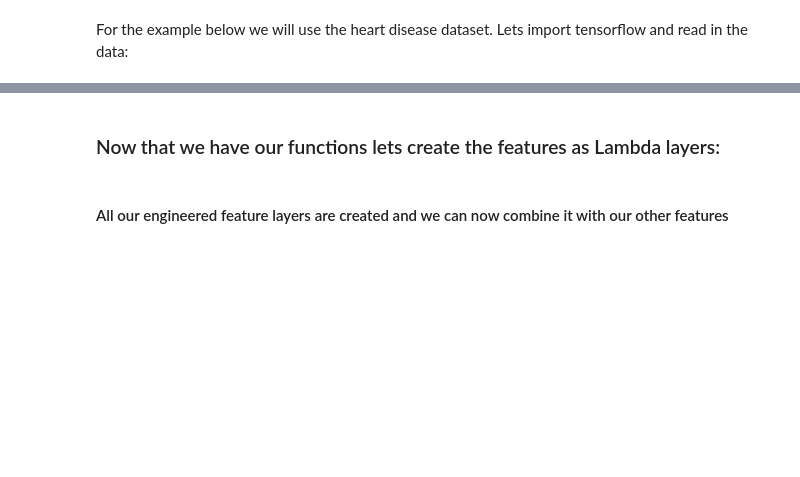
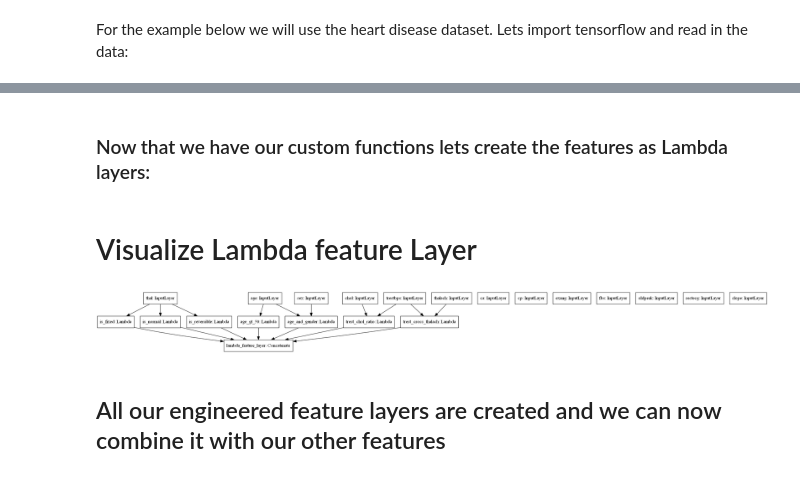
Before and after one commit to fernandonieuwveldt/keras-examples, a Jupyter notebook: lambda_layer_engineering/lambda_layer_engineering.ipynb, the cells around one changed output, grey strips where cells are left out. Cells and saved outputs as stored; diff of their text form; code cells hidden in the pictures; blank space fills up the shorter version.

```diff
--- a/lambda_layer_engineering/lambda_layer_engineering.ipynb
+++ b/lambda_layer_engineering/lambda_layer_engineering.ipynb
@@ -100,28 +117,29 @@ def is_normal(x):
   """encode categoric feature if value is equal to fixed"""
   return tf.cast(x == 'normal', dtype = tf.float32)
 # %% [markdown]
-### Now that we have our functions lets create the features as Lambda layers:
+### Now that we have our custom functions lets create the features as Lambda layers:
 # %%
 # The features based on thal is similar to one-hot encoding.
 # Here we only illustrate using lambda layers
 
-is_fixed = tf.keras.layers.Lambda(is_fixed)(
+is_fixed = tf.keras.layers.Lambda(is_fixed, name='is_fixed')(
    feature_layer_inputs['thal']
 )
 
-is_normal = tf.keras.layers.Lambda(is_normal)(
+is_normal = tf.keras.layers.Lambda(is_normal, name='is_normal')(
    feature_layer_inputs['thal']
 )
 
-is_reversible = tf.keras.layers.Lambda(is_reversible)(
+is_reversible = tf.keras.layers.Lambda(is_reversible, name='is_reversible')(
    feature_layer_inputs['thal']
 )
 
-age_and_gender = tf.keras.layers.Lambda(age_and_gender)(
+age_and_gender = tf.keras.layers.Lambda(age_and_gender, name='age_and_gender')(
     (feature_layer_inputs['age'], feature_layer_inputs['sex'])
 )
 
-age = tf.keras.layers.Lambda(lambda x: tf.cast(x > 50, dtype = tf.float32))(
+# example using python lambda function
+age = tf.keras.layers.Lambda(lambda x: tf.cast(x > 60, dtype = tf.float32), name='age_gt_50')(
     feature_layer_inputs['age']
 )
 
@@ -129,9 +147,22 @@ trest_chol_ratio = tf.keras.layers.Lambda(ratio, name='trest_chol_ratio')(
    (feature_layer_inputs['trestbps'], feature_layer_inputs['chol'])
 )
 
-trest_cross_thalach = tf.keras.layers.Lambda(cross_feature)(
+trest_cross_thalach = tf.keras.layers.Lambda(cross_feature, name='trest_cross_thalach')(
    (feature_layer_inputs['trestbps'], feature_layer_inputs['thalach'])
 )
+
+# concat all newly created features into one layer
+feature_list = [is_fixed, is_normal, is_reversible, age,
+                age_and_gender, trest_chol_ratio, trest_cross_thalach]
+
+lambda_feature_layer = tf.keras.layers.concatenate(feature_list, name='lambda_feature_layer')
+# %% [markdown]
+# Visualize Lambda feature Layer
+# %%
+feature_graph = tf.keras.Model(inputs=feature_layer_inputs, outputs=lambda_feature_layer)
+plot_model(feature_graph, to_file="lambda_feature_layer.png")
+# %% [output]
+[figure, added]
 # %% [markdown]
-#### All our engineered feature layers are created and we can now combine it with our other features
+## All our engineered feature layers are created and we can now combine it with our other features
 # %%
```
Also changed, not shown: parts of 25 cells of this notebook, 4 other files.
